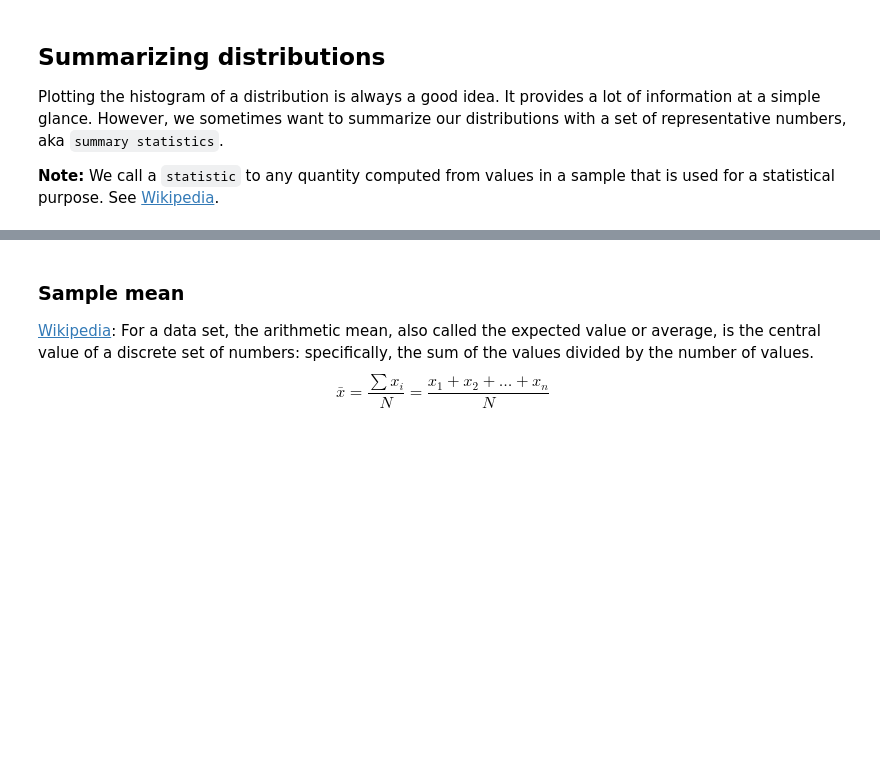
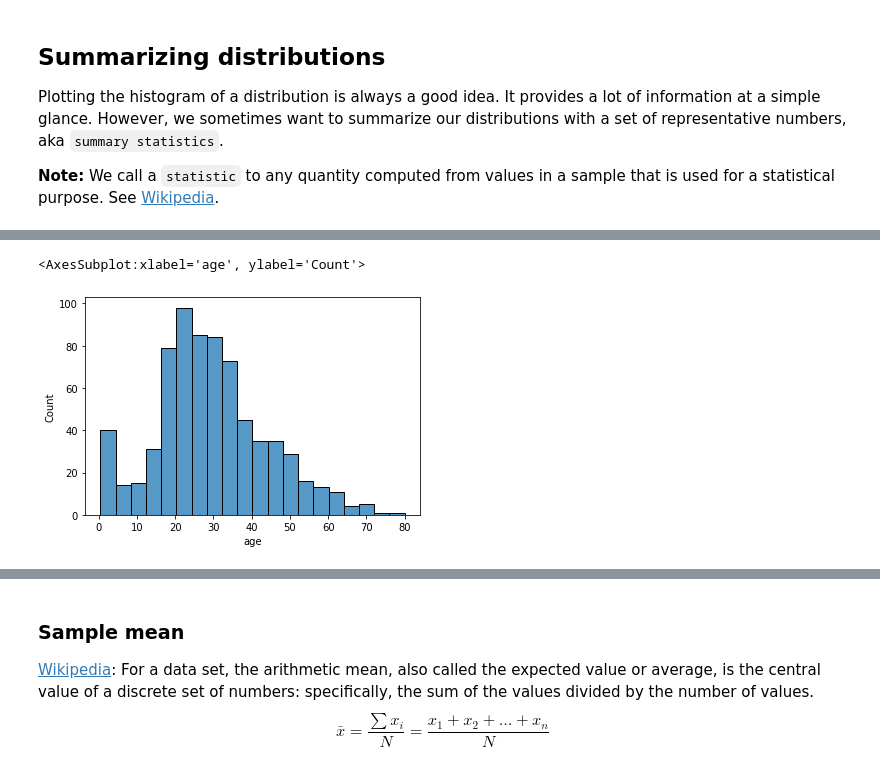
Before and after one commit to Ironhack-Data-Madrid-Enero-2021/Classroom-Materials, a Jupyter notebook: week_05/03-intro-statistics.ipynb, the cells around one changed output, grey strips where cells are left out. Drawn from its saved outputs; the diff is of its cells as text; code cells hidden in the pictures; blank space fills up the shorter version.

```diff
--- a/week_05/03-intro-statistics.ipynb
+++ b/week_05/03-intro-statistics.ipynb
@@ -71 +134,6 @@ Plotting the histogram of a distribution is always a good idea. It provides a lo
+# %%
+sns.histplot(df_titanic.age)
+# %% [output]
+<AxesSubplot:xlabel='age', ylabel='Count'>
+[figure, added]
 # %%
```
Also changed, not shown: parts of 115 cells of this notebook, 2 other files.
